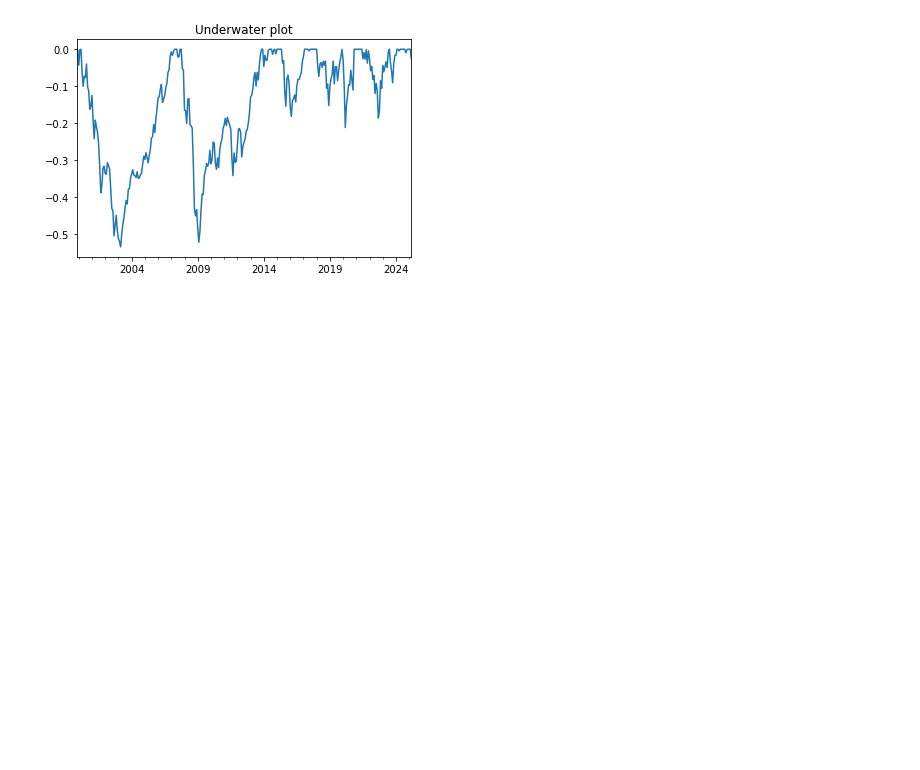
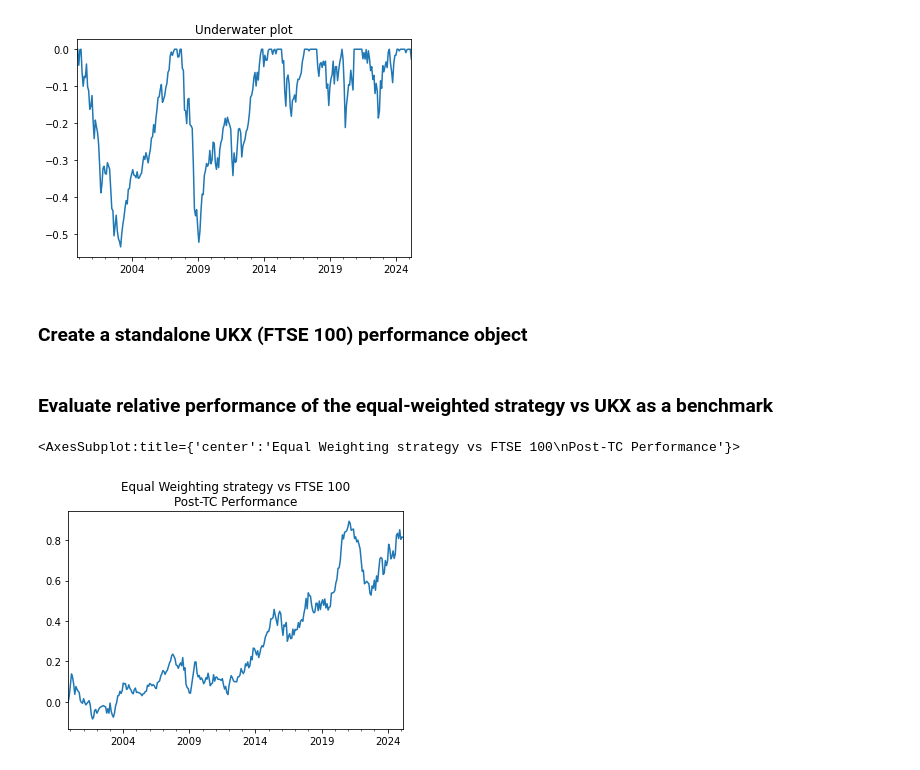
Before and after one commit to kenchan323/k_personal_projects, a Jupyter notebook: utils/notebook/portfolio_example.ipynb, the cells around one changed output. Drawn from its saved outputs; the diff is of its cells as text; code cells hidden in the pictures; blank space fills up the shorter version.

Commit message:
now supporting benchmark relative performance summary calculations

```diff
--- a/utils/notebook/portfolio_example.ipynb
+++ b/utils/notebook/portfolio_example.ipynb
@@ -94,3 +125,17 @@ perf.underwater_ts().plot(title='Underwater plot')
 # %% [output]
 <AxesSubplot:title={'center':'Underwater plot'}>
 [figure]
+# %% [markdown]
+### Create a standalone UKX (FTSE 100) performance object
+# %%
+ukx_perf = bkt.Performance.from_price_ts(prices_ts[['^FTSE']].ffill(),
+                                         forced_freq='BM')
+# %% [markdown]
+### Evaluate relative performance of the equal-weighted strategy vs UKX as a benchmark
+# %%
+perf_eqw_vs_ukx = eqw_backtest.run(benchmark=ukx_perf)
+# %%
+perf_eqw_vs_ukx.cumulative_agg_ts(post_tc=True).plot(title='Equal Weighting strategy vs FTSE 100\nPost-TC Performance')
+# %% [output]
+<AxesSubplot:title={'center':'Equal Weighting strategy vs FTSE 100\nPost-TC Performance'}>
+[figure, added]
```
Also changed, not shown: parts of 13 cells of this notebook, 1 other file.
